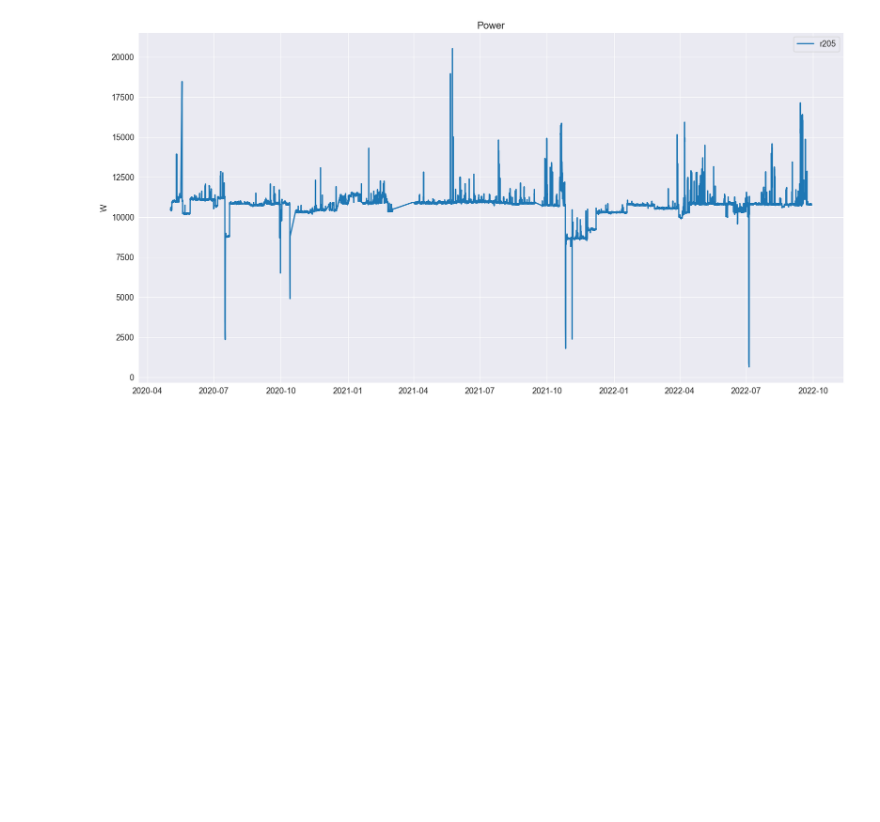
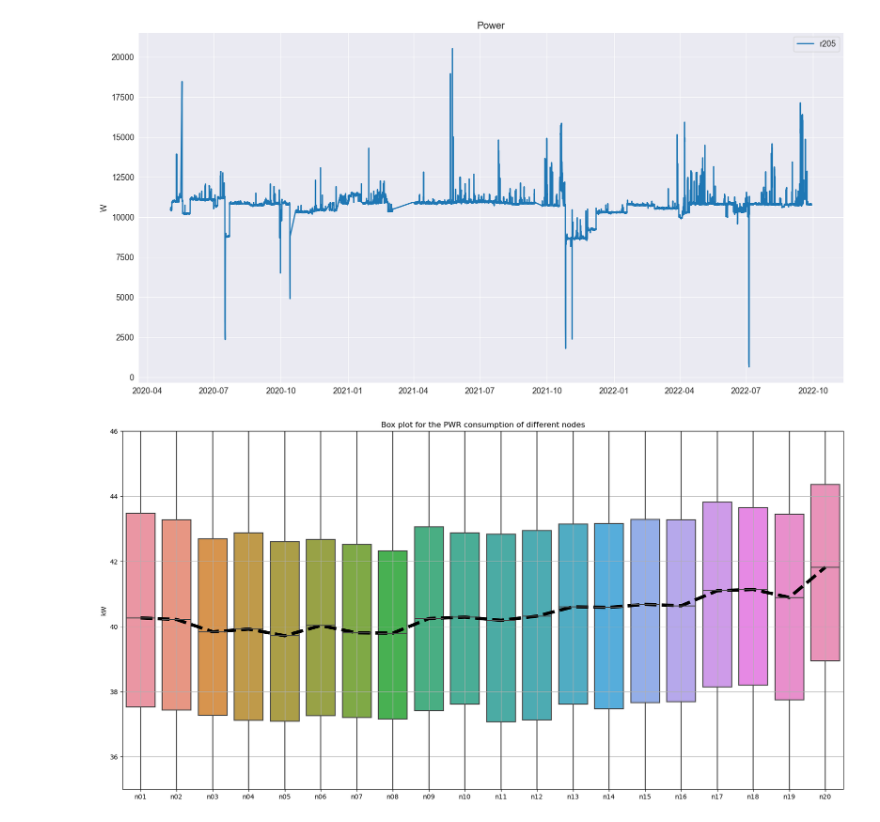
Before and after one commit to LSquarzoni/GreenTeam, a Jupyter notebook: PWR_Dataset_plotting.ipynb, the cells around one changed output. Saved outputs shown, nothing was run; the diff lists cells and outputs as text; code cells hidden in the pictures; blank space fills up the shorter version.

Commit message:
boxplot for the nodes added

```diff
--- a/PWR_Dataset_plotting.ipynb
+++ b/PWR_Dataset_plotting.ipynb
@@ -176,3 +177,34 @@ for i in range(1, 21):
     if not node:
         continue # Skipping a cycle if the node number isn't present
     export_plot(dataset_P[node].sum(axis=1), (20,10), node_nbr, f'../PLOTS/PWR_{node_nbr}.png')
+# %%
+# Creation of indiividual nodes' dataset and plotting as a boxplot
+dataset_P_nodes = pd.DataFrame()
+
+for i in range(1, 21):
+    if (i < 10):
+        node_nbr = "n0" + str(i)
+    else:
+        node_nbr = "n" + str(i)
+    node = [col for col in dataset_P.columns if node_nbr in col]
+    if not node:
+        continue # Skipping a cycle if the node number isn't present
+    new_node = dataset_P[node].sum(axis=1)
+    dataset_P_nodes[node_nbr] = new_node
+
+#print(dataset_P_nodes)
+
+fig, ax = plt.subplots(figsize=(20,10))
+sns.boxplot(data=dataset_P_nodes, ax=ax)
+mx=dataset_P_nodes.median()
+sns.lineplot(y=mx.values, x=mx.index, ax=ax, linestyle='--', color='black', linewidth=5)
+plt.grid(True)
+plt.ylabel('kW')
+plt.title("Box plot for the PWR consumption of different nodes")
+ax.set_ylim(35000, 46000)
+ax.yaxis.set_major_formatter(ticker.FuncFormatter(lambda x, pos: '{:.0f}'.format(x/1000)))
+
+plt.savefig('../PLOTS/PWR_nodes_boxplot.png', dpi=300)
+plt.show()
+# %% [output]
+[figure, added]
```
Also changed, not shown: parts of 1 cell of this notebook.
